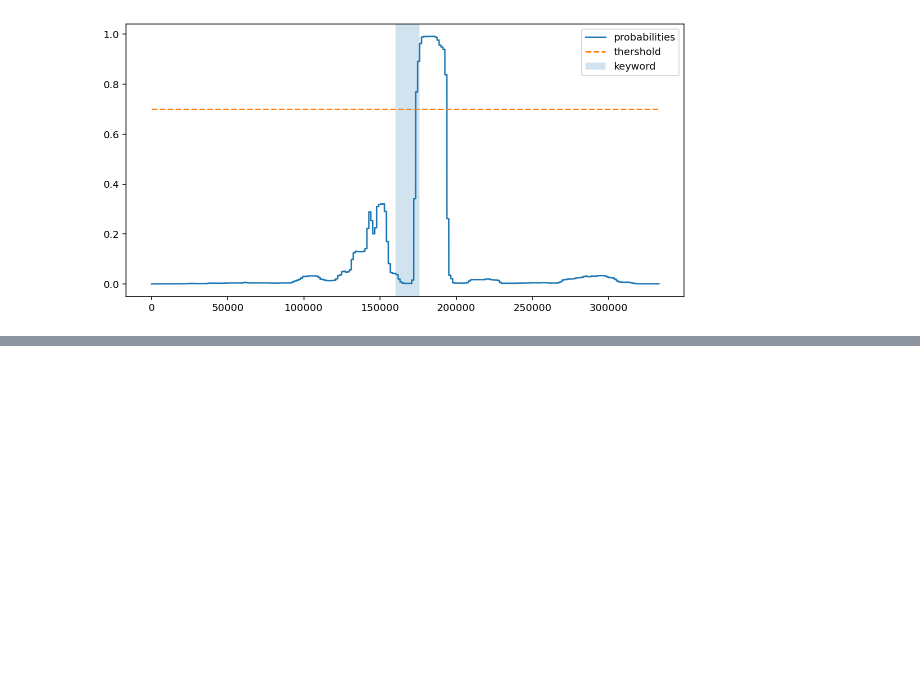
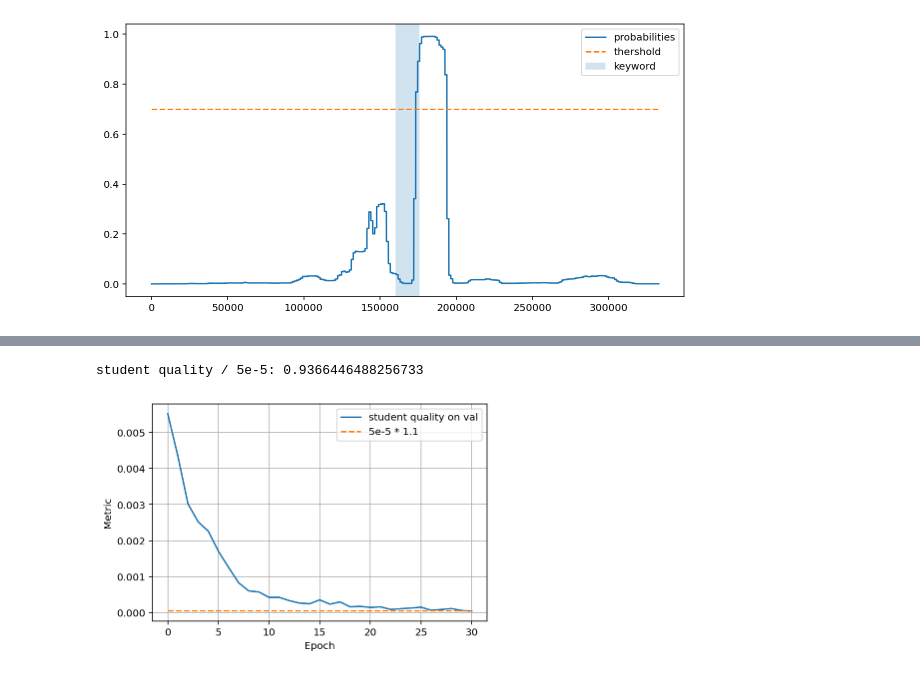
Before and after one commit to huwarr/kws_project, a Jupyter notebook: seminar.ipynb, the cells around one changed output, grey strips where cells are left out. Cells and saved outputs as stored; diff of their text form; code cells hidden in the pictures; blank space fills up the shorter version.

```diff
--- a/seminar.ipynb
+++ b/seminar.ipynb
@@ -723,0 +844,15 @@ plt.show()
+# %%
+print('student quality / 5e-5: {}'.format(distil_history['val_metric'][-1] / 5e-5))
+
+plt.plot(distil_history['val_metric'], label='student quality on val')
+x_range = np.arange(len(distil_history['val_metric']))
+plt.plot([x_range[0], x_range[-1]], [5e-5 * 1.1, 5e-5 * 1.1], '--', label='5e-5 * 1.1')
+
+plt.legend()
+plt.ylabel('Metric')
+plt.xlabel('Epoch')
+plt.grid()
+plt.show()
+# %% [output]
+student quality / 5e-5: 0.9366446488256733
+[figure, added]
```
Also changed, not shown: parts of 13 cells of this notebook.
